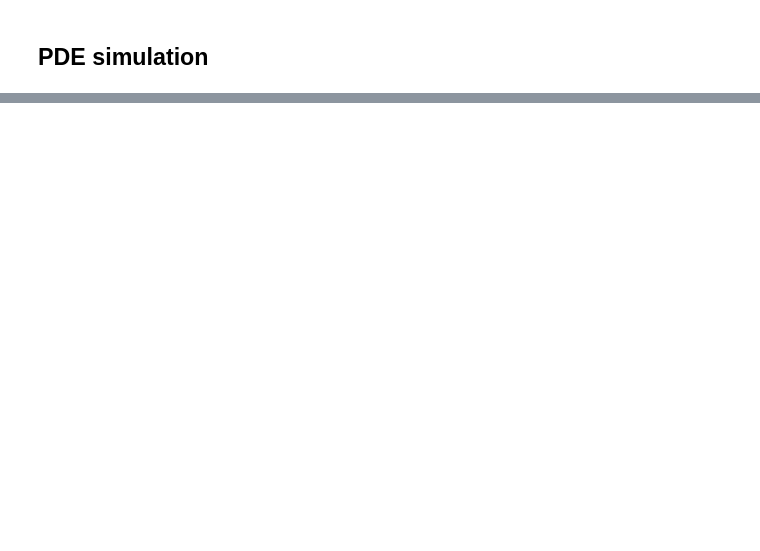
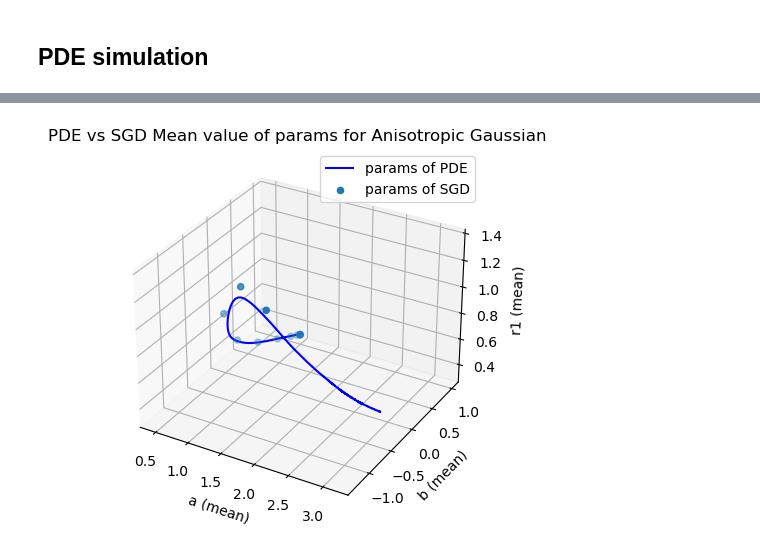
Before and after one commit to PantelisTass/Imperial-UROP-Project-SGD, a Jupyter notebook: SGD Anisotropic Gaussians.ipynb, the cells around one changed output, grey strips where cells are left out. Cells and saved outputs as stored; diff of their text form; code cells hidden in the pictures; blank space fills up the shorter version.

```diff
--- a/SGD Anisotropic Gaussians.ipynb
+++ b/SGD Anisotropic Gaussians.ipynb
@@ -184,8 +173,11 @@ def grad_R_inf(r, Delta):
     r1 = r[:,2]
     r2 = r[:,3]
 
-    plus = a*q_plus(r1, r2, b, Delta)
-    minus = a*q_minus(r1, r2, b, Delta)
+    Q_plus = q_plus(r1, r2, b, Delta)
+    Q_minus = q_minus(r1, r2, b, Delta)
+
+    plus = a*Q_plus
+    minus = a*Q_minus
 
     mean_q_plus = np.mean(plus)
     mean_q_minus = np.mean(minus)
@@ -195,7 +187,7 @@ def grad_R_inf(r, Delta):
 
     grad = np.zeros((J,4))
     #da
-    grad[:,0] = -1/J*plus*(1-mean_q_plus) + 1/J*minus*(1+mean_q_minus)
+    grad[:,0] = -1/J*Q_plus*(1-mean_q_plus) + 1/J*Q_minus*(1+mean_q_minus)
     #db
     grad[:,1] = -1/J*db_plus*(1-mean_q_plus) + 1/J*db_minus*(1+mean_q_minus)
     #dr1
@@ -285,0 +309,14 @@ Text(0.5, 1.0, 'PDE vs SGD Mean value of a for Anisotropic Gaussian')
+# %%
+fig = plt.figure()
+ax = plt.axes(projection='3d')
+ax.plot3D(avg_a_pde(iters), avg_b_pde(iters), avg_r1_pde(iters), 'blue', label = 'params of PDE')
+ax.scatter(a_SGD, b_SGD, r1_SGD, 'blue', label = 'params of SGD')
+ax.set_title('3D Line plot')
+ax.set_xlabel('a (mean)')
+ax.set_ylabel('b (mean)')
+ax.set_zlabel('r1 (mean)')
+plt.title('PDE vs SGD Mean value of params for Anisotropic Gaussian')
+plt.legend()
+plt.show()
+# %% [output]
+[figure, added]
```
Also changed, not shown: parts of 11 cells of this notebook, 3 other files.
